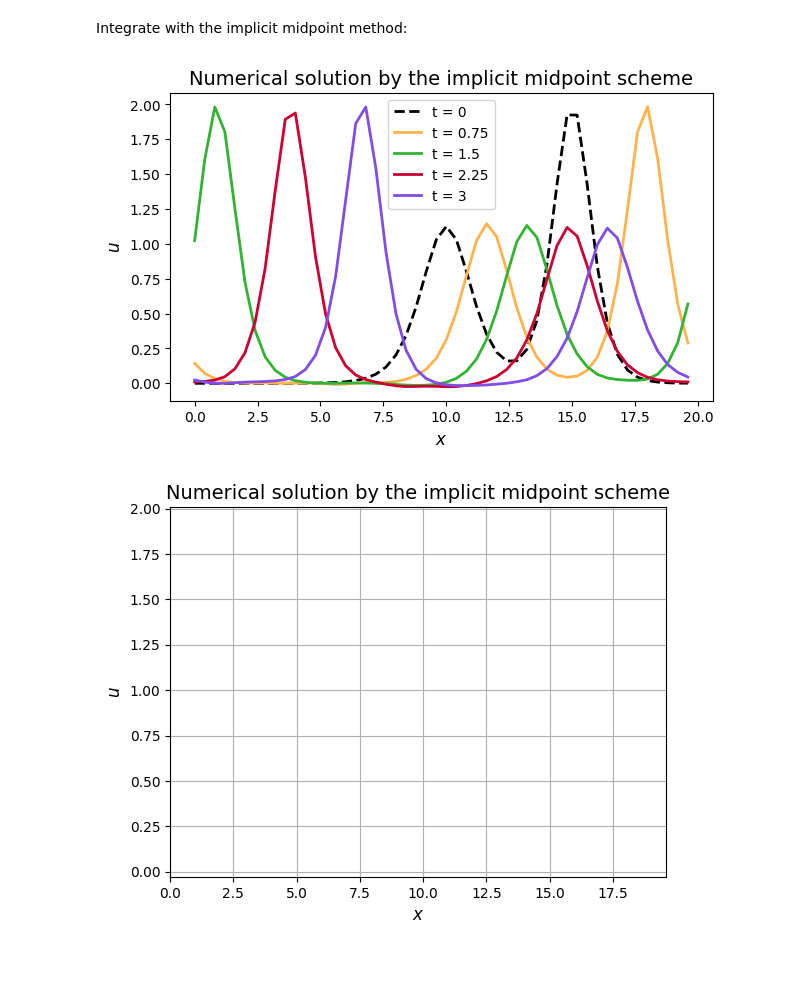
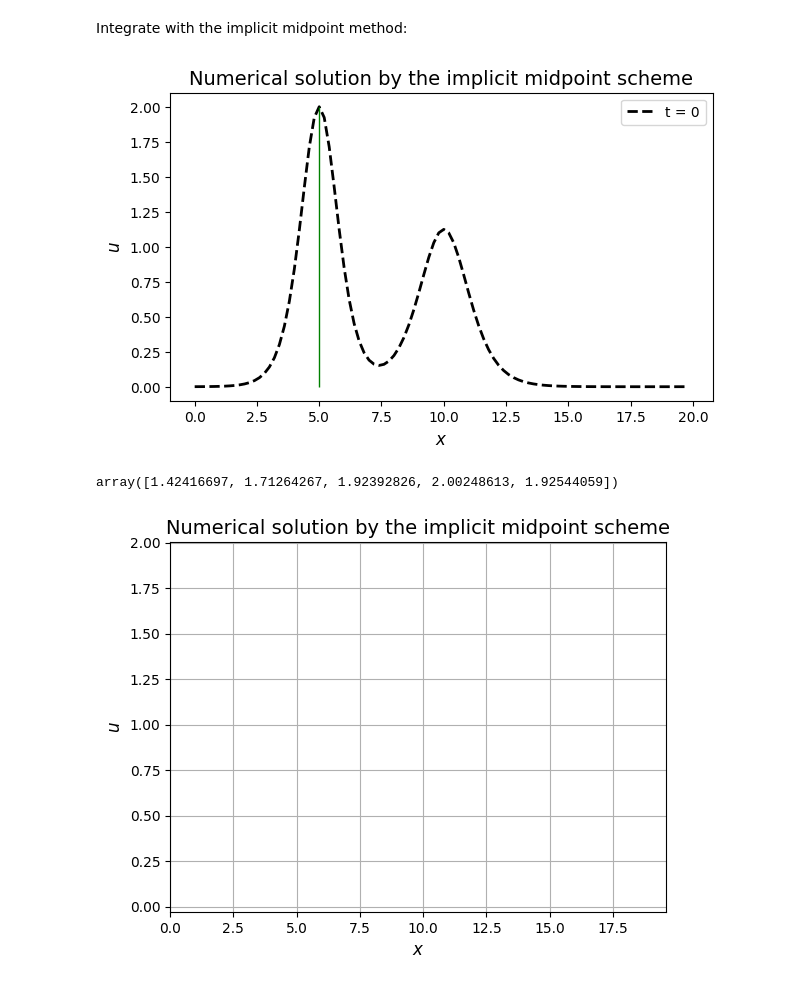
Before and after one commit to Kohmann/master-GAN, a Jupyter notebook: waveEquations/kdv_solution_edited.ipynb, the cells around one changed output. Drawn from its saved outputs; the diff is of its cells as text; code cells hidden in the pictures.

```diff
--- a/waveEquations/kdv_solution_edited.ipynb
+++ b/waveEquations/kdv_solution_edited.ipynb
@@ -550,7 +550,7 @@ Initial conditions: P = 20, M = 50, k1 = 1.0, k2 = 0.75, d1 = -0.25, d2 = 0.5
 Define the spatial grid:
 # %%
 P = 20
-M = 50 # increase or decrease M to see how the approximation gets better/worse
+M = 100 # increase or decrease M to see how the approximation gets better/worse
 x, dx = grid(P, M)
 D1, D2 = difference_matrices(P,M)
 # %%
@@ -571,7 +571,7 @@ Df = lambda u: -np.matmul(D1, eta*np.diag(u) + gamma**2*D2)
 # %% [markdown]
 Define the temporal grid:
 # %%
-t_max = 3 # time of simulation e.g. seconds
+t_max = 2 # time of simulation e.g. seconds
 N = 100   # number of frames
 t, dt = grid(t_max, N)
 # %% [markdown]
@@ -584,18 +584,24 @@ for i, t_step in enumerate(t[:-1]):
 # %%
 fig = plt.figure(figsize=(7,4))
 lw = 2
 plt.plot(x, u[0,:], 'k--', linewidth=lw, label='t = 0')
-plt.plot(x, u[int(N/4),:], color = colors[1], linewidth=lw, label=f't = {1/4*t_max}')
-plt.plot(x, u[int(N/2),:], color = colors[2], linewidth=lw, label=f't = {1/2*t_max}')
-plt.plot(x, u[int(3*N/4),:], color = colors[3], linewidth=lw, label=f't = {3/4*t_max}')
-plt.plot(x, u[-1,:], color = colors[4], linewidth=lw, label=f't = {t_max}')
+#plt.plot(x, u[int(N/4),:], color = colors[1], linewidth=lw, label=f't = {1/4*t_max}')
+#plt.plot(x, u[int(N/2),:], color = colors[2], linewidth=lw, label=f't = {1/2*t_max}')
+#plt.plot(x, u[int(3*N/4),:], color = colors[3], linewidth=lw, label=f't = {3/4*t_max}')
+#plt.plot(x, u[-1,:], color = colors[4], linewidth=lw, label=f't = {t_max}')
+plt.vlines(x[25], 2, 0, color='g', linewidth=1)
 plt.xlabel('$x$', fontsize=12)
 plt.ylabel('$u$', fontsize=12)
 plt.title('Numerical solution by the implicit midpoint scheme', fontsize=14)
 plt.legend()
 plt.show()
 # %% [output]
-[figure, old version]
+[figure, new version]
+# %%
+
+u[0,:][22:27]
+# %% [output]
+array([1.42416697, 1.71264267, 1.92392826, 2.00248613, 1.92544059])
 # %%
 # Animate the solution using matplotlib and save it as a gif
 fig = plt.figure(figsize=(7,4))
```
Also changed, not shown: parts of 2 cells of this notebook, 5 other files.
